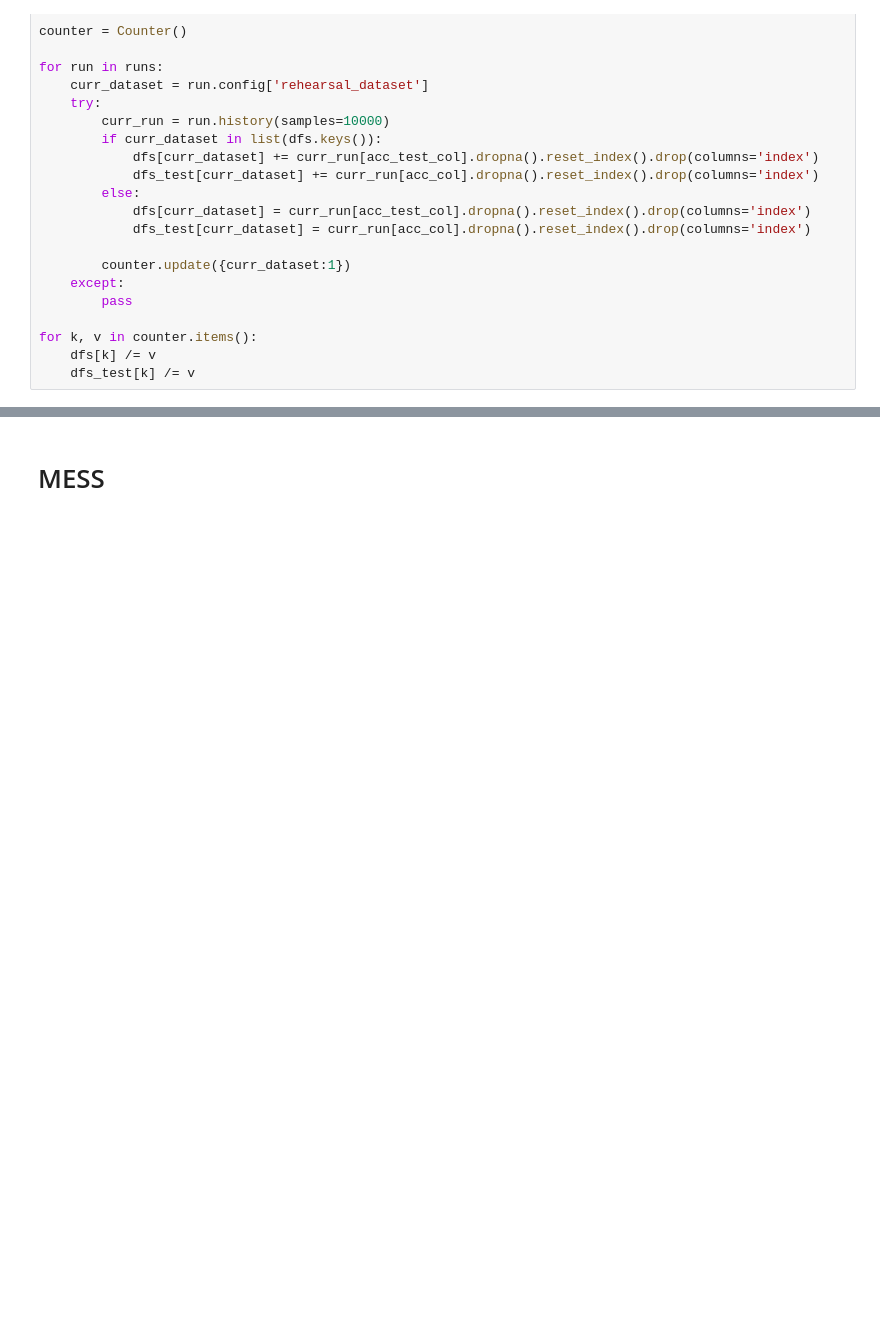
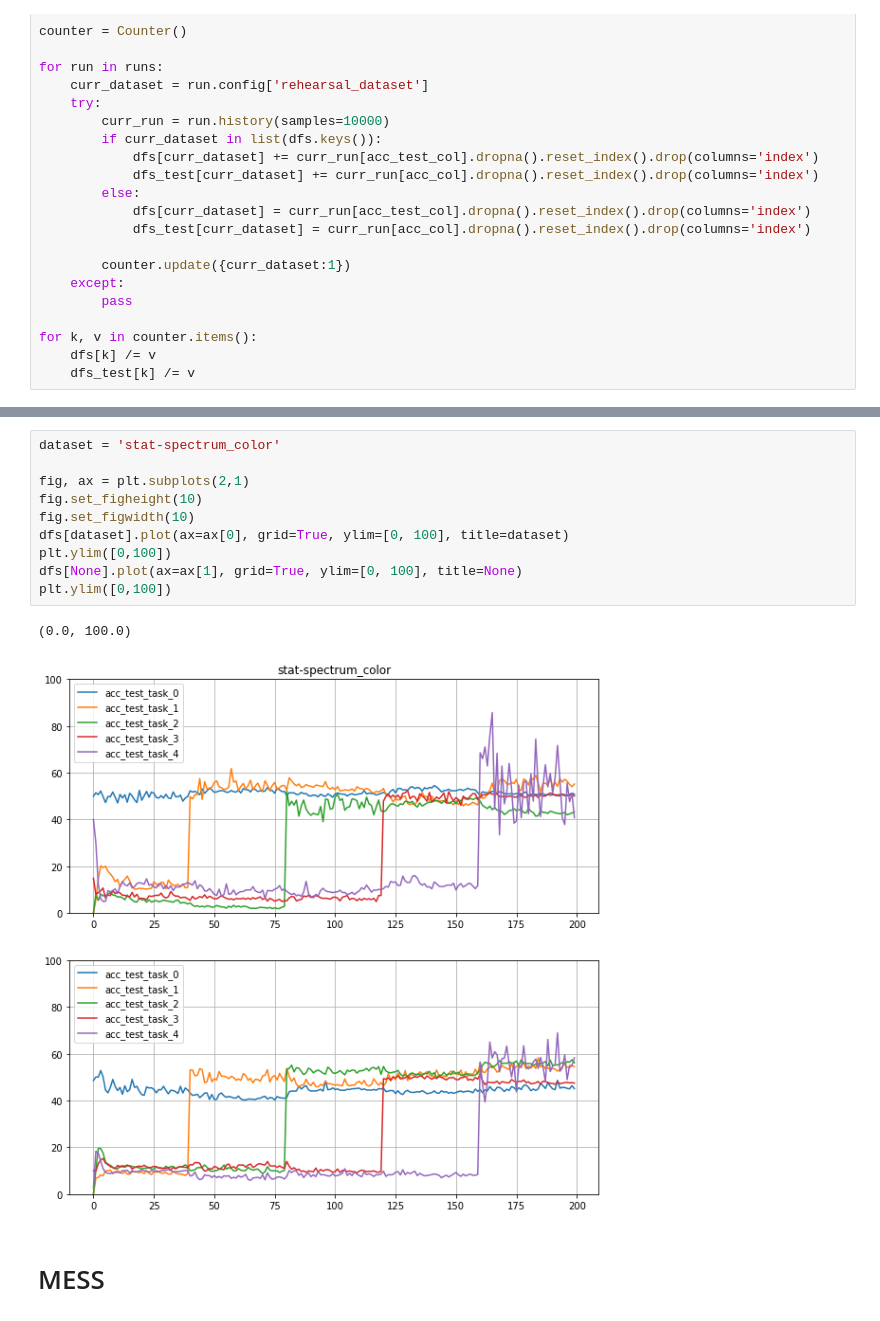
Before and after one commit to jsobolew/mgr, a Jupyter notebook: myCode/Results visualization/Results_Visualization_datasets.ipynb, the cells around one changed output, grey strips where cells are left out. Cells and saved outputs as stored; diff of their text form; blank space fills up the shorter version.

```diff
--- a/myCode/Results visualization/Results_Visualization_datasets.ipynb
+++ b/myCode/Results visualization/Results_Visualization_datasets.ipynb
@@ -89,3 +106,16 @@ for dataset in list(dfs.keys()):
+# %%
+dataset = 'stat-spectrum_color'
+
+fig, ax = plt.subplots(2,1)
+fig.set_figheight(10)
+fig.set_figwidth(10)
+dfs[dataset].plot(ax=ax[0], grid=True, ylim=[0, 100], title=dataset)
+plt.ylim([0,100])
+dfs[None].plot(ax=ax[1], grid=True, ylim=[0, 100], title=None)
+plt.ylim([0,100])
+# %% [output]
+(0.0, 100.0)
+[figure, added]
 # %% [markdown]
 
 # MESS
```
Also changed, not shown: parts of 4 cells of this notebook, 20 other files.
